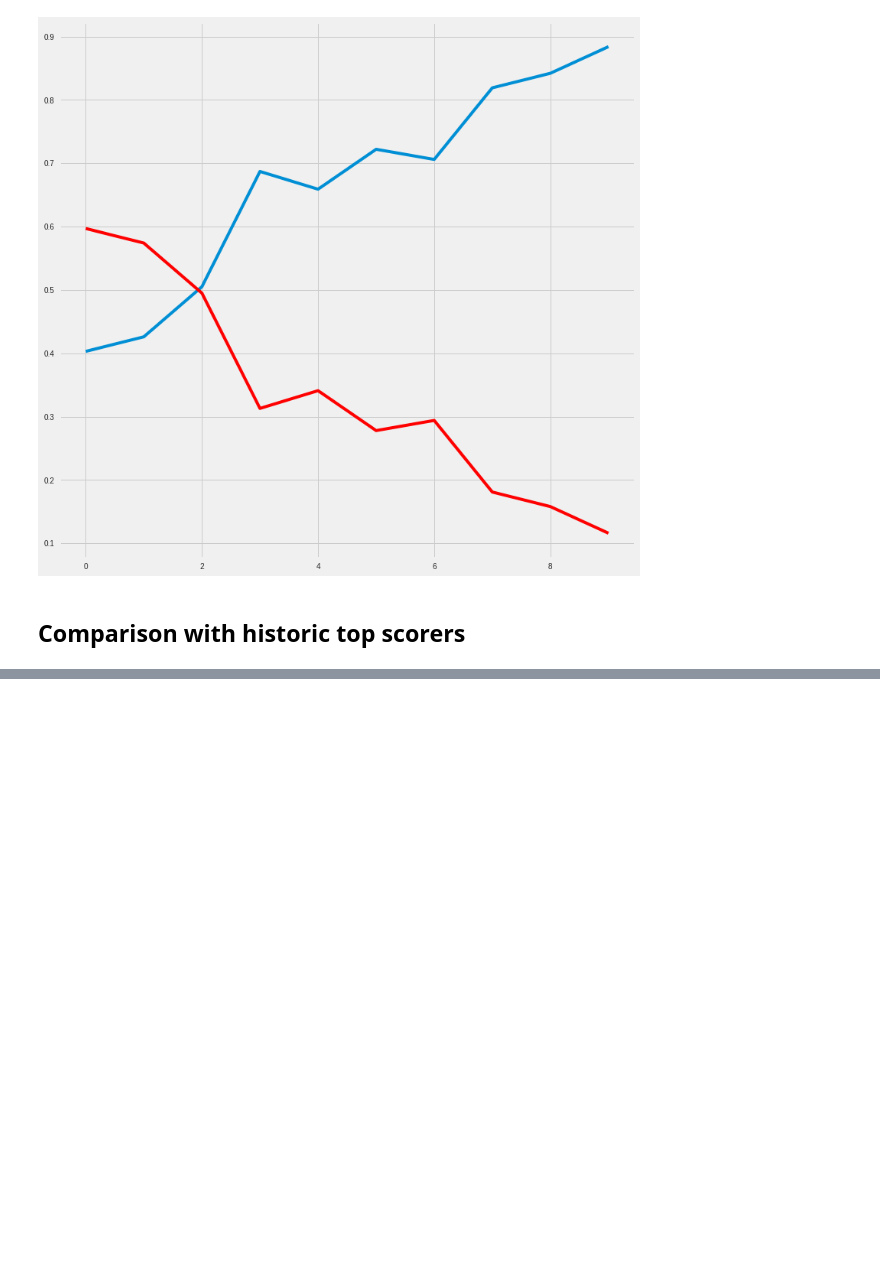
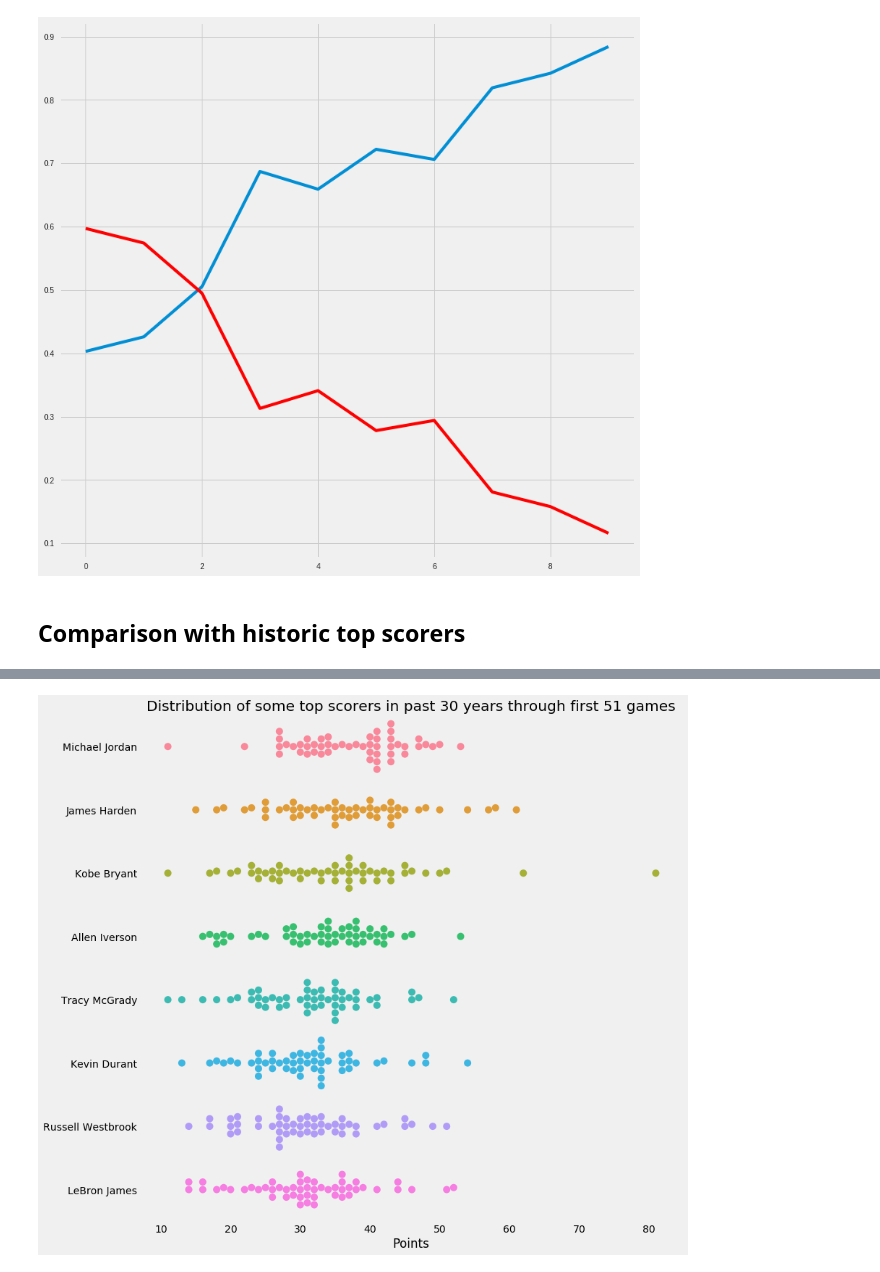
Before and after one commit to danchyy/Basketball_Analytics, a Jupyter notebook: Scripts/2018_19_season/harden_analysis/harden_analysis.ipynb, the cells around one changed output, grey strips where cells are left out. Saved outputs shown, nothing was run; the diff lists cells and outputs as text; code cells hidden in the pictures; blank space fills up the shorter version.

Commit message:
Added boxplot and swarmplot

```diff
--- a/Scripts/2018_19_season/harden_analysis/harden_analysis.ipynb
+++ b/Scripts/2018_19_season/harden_analysis/harden_analysis.ipynb
@@ -137,7 +127,7 @@ def get_urls_for_top_scorers(url):
 # %%
 import re
 
-def get_player_name_points(url):
+def get_player_name_points(url, limit):
     response = requests.get(url)
     soup = BeautifulSoup(response.text)
     title = soup.find('h1').getText()
@@ -149,12 +139,17 @@ def get_player_name_points(url):
     seasons = list() # this will be filled with same values
     points = list()
 
-    rows = table.findAll('tr')
+    rows = soup.findAll('tr')
     for row in rows:
         cells = row.findAll('td')
         for cell in cells:
             if 'data-stat' in cell.attrs and cell['data-stat'] == 'reason':
                 continue
+            if 'data-stat' in cell.attrs and cell['data-stat'] == 'game_season':
+                if cell.getText() == "":
+                    continue
+                if int(cell.getText()) > limit:
+                    break
             if 'data-stat' in cell.attrs and cell['data-stat'] == 'pts':
                 points.append(int(cell.getText()))
                 player_names.append(name)
@@ -164,3 +159,31 @@ def get_player_name_points(url):
 # %%
 url = 'https://www.basketball-reference.com/players/h/hardeja01/gamelog/2019'
 names, seasons, points = get_player_name_points(url)
+# %%
+top_scorers_urls = [
+    'https://www.basketball-reference.com/players/j/jordami01/gamelog/1987',
+    'https://www.basketball-reference.com/players/h/hardeja01/gamelog/2019',
+    'https://www.basketball-reference.com/players/b/bryanko01/gamelog/2006',
+    'https://www.basketball-reference.com/players/i/iversal01/gamelog/2006',
+    'https://www.basketball-reference.com/players/m/mcgratr01/gamelog/2003',
+    'https://www.basketball-reference.com/players/d/duranke01/gamelog/2014',
+    'https://www.basketball-reference.com/players/w/westbru01/gamelog/2017',
+    'https://www.basketball-reference.com/players/j/jamesle01/gamelog/2006',
+]
+# %%
+import time
+full_names, full_seasons, full_points = [], [], []
+harden_total_games = 51
+for url in top_scorers_urls:
+    print(f"Current url: {url}")
+    names, seasons, points = get_player_name_points(url, limit=harden_total_games)
+    time.sleep(0.5)
+    full_names.extend(names)
+    full_seasons.extend(seasons)
+    full_points.extend(points)
+
+data_frame = pd.DataFrame(data={
+    'PLAYER': full_names,
+    'SEASON': full_seasons,
+    'POINTS': full_points
+})
@@ -166,0 +199,10 @@ names, seasons, points = get_player_name_points(url)
+# %%
+plt.style.use('fivethirtyeight')
+fig, ax = plt.subplots(figsize=(12, 12))
+sns.swarmplot(y='PLAYER', x='POINTS', data=data_frame, ax=ax, size=10)
+ax.grid(False)
+ax.set_xlabel('Points')
+ax.set_ylabel('')
+_ = ax.set_title('Distribution of some top scorers in past 30 years through first 51 games')
+# %% [output]
+[figure, added]
```
Also changed, not shown: parts of 6 cells of this notebook.
